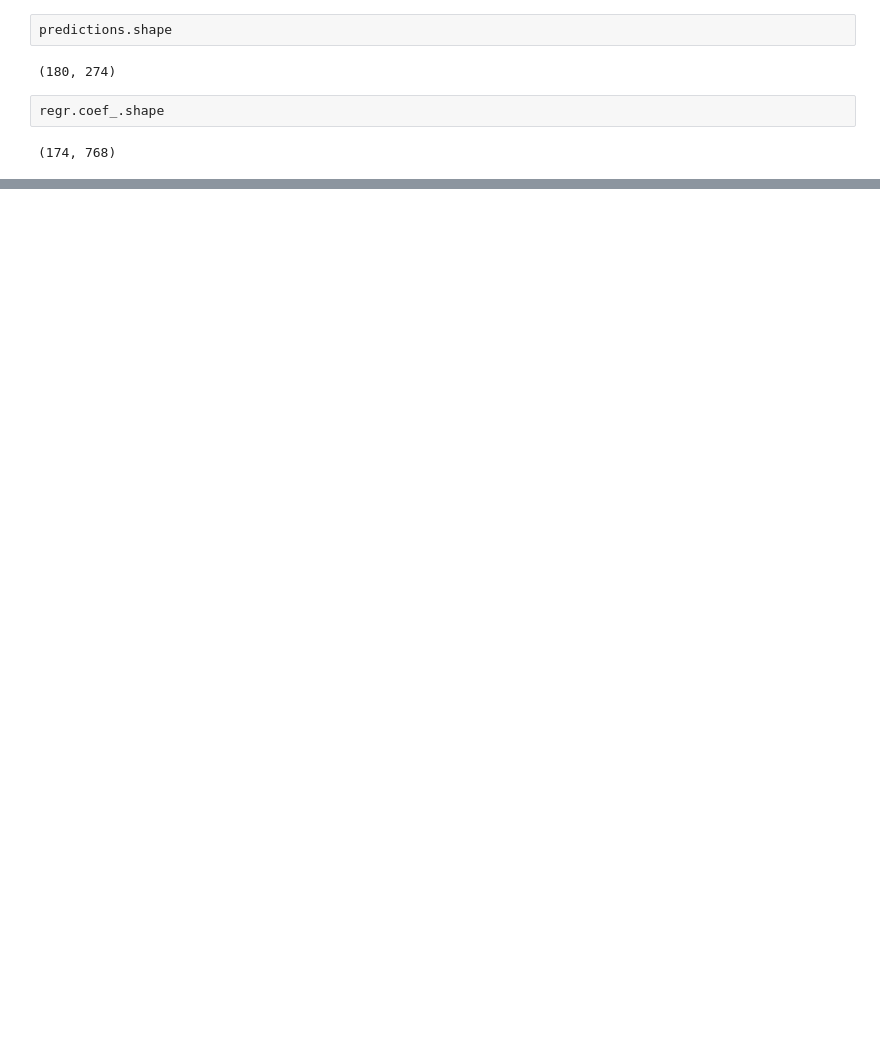
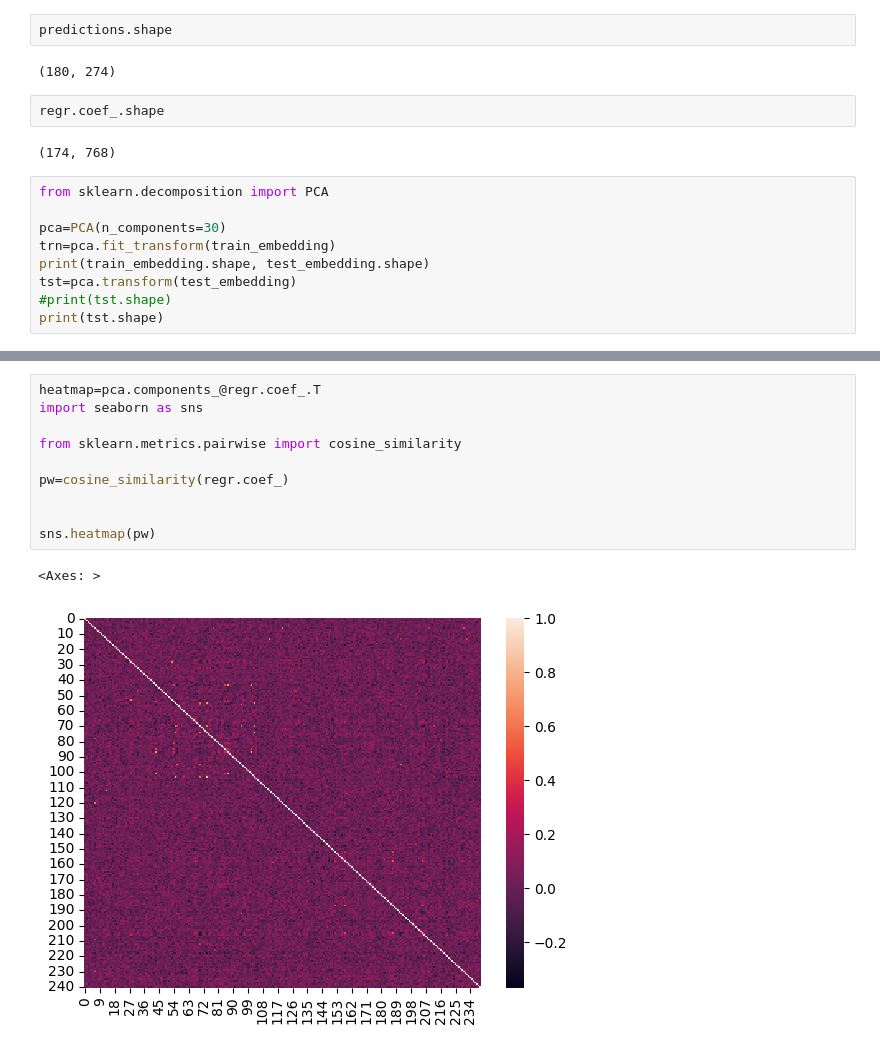
Before and after one commit to mariakesa/neural-computation-blog-python-code, a Jupyter notebook: Allen-Stimulus-Response/test.ipynb, the cells around one changed output, grey strips where cells are left out. Saved outputs shown, nothing was run; the diff lists cells and outputs as text; blank space fills up the shorter version.

Commit message:
similarity

```diff
--- a/Allen-Stimulus-Response/test.ipynb
+++ b/Allen-Stimulus-Response/test.ipynb
@@ -215,3 +217,12 @@ predictions.shape
 regr.coef_.shape
 # %% [output]
 (174, 768)
+# %%
+from sklearn.decomposition import PCA
+
+pca=PCA(n_components=30)
+trn=pca.fit_transform(train_embedding)
+print(train_embedding.shape, test_embedding.shape)
+tst=pca.transform(test_embedding)
+#print(tst.shape)
+print(tst.shape)
@@ -217,0 +253,13 @@ regr.coef_.shape
+# %%
+heatmap=pca.components_@regr.coef_.T
+import seaborn as sns
+
+from sklearn.metrics.pairwise import cosine_similarity
+
+pw=cosine_similarity(regr.coef_)
+
+
+sns.heatmap(pw)
+# %% [output]
+<Axes: >
+[figure, added]
```
Also changed, not shown: parts of 15 cells of this notebook.
